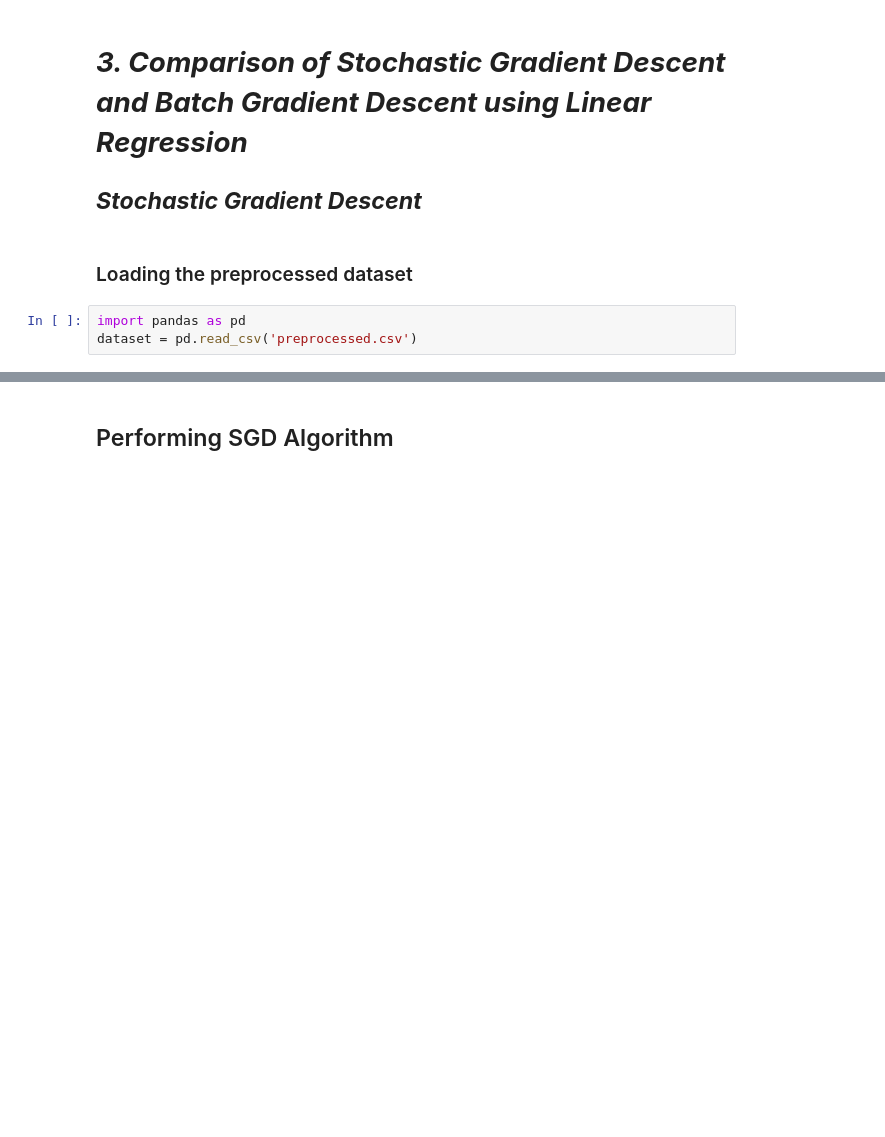
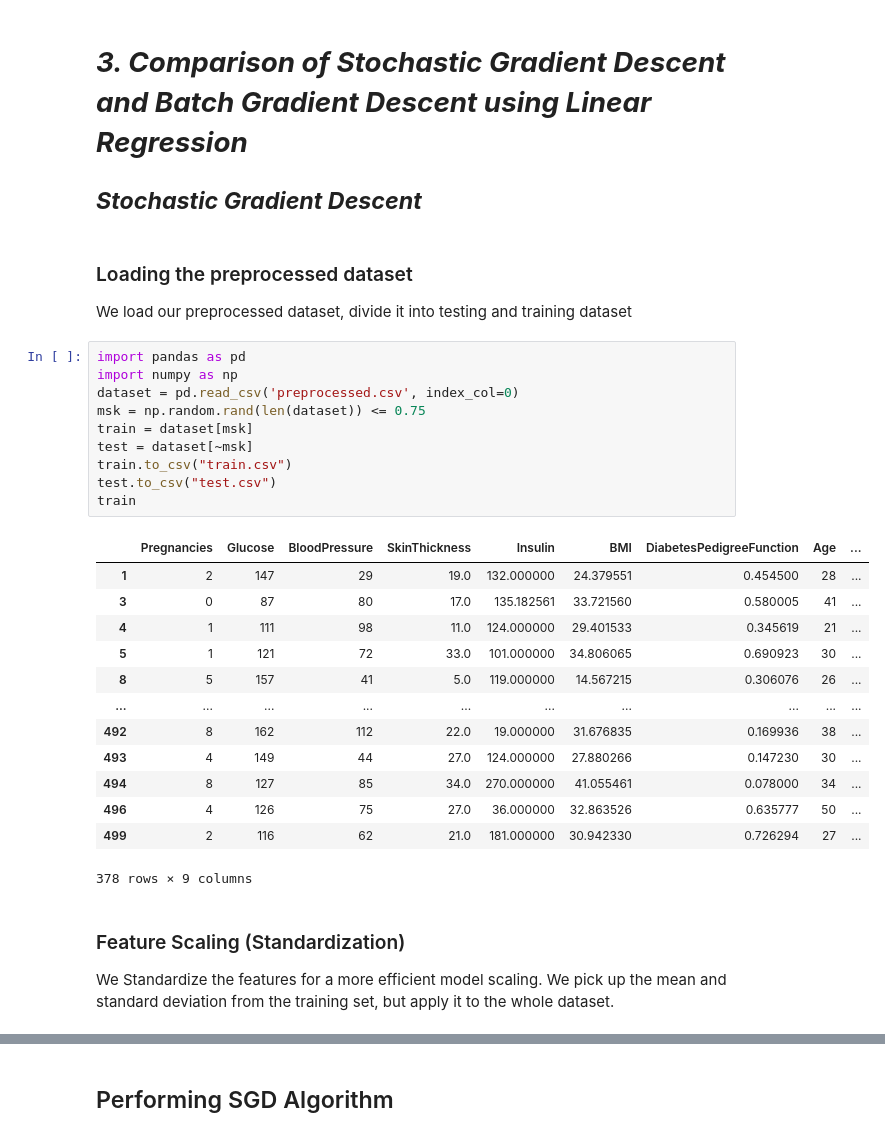
Before and after one commit to Neo-Panther/ML-Project-Predicting-Diabetes, a Jupyter notebook: Template.ipynb, the cells around one changed output, grey strips where cells are left out. Drawn from its saved outputs; the diff is of its cells as text; blank space fills up the shorter version.

```diff
--- a/Template.ipynb
+++ b/Template.ipynb
@@ -229,6 +264,32 @@ draw_boxplot()
 ## **_Stochastic Gradient Descent_**
 # %% [markdown]
 ### Loading the preprocessed dataset
+We load our preprocessed dataset, divide it into testing and training dataset
-# %%
-import pandas as pd
-dataset = pd.read_csv('preprocessed.csv')
+# %%
+import pandas as pd
+import numpy as np
+dataset = pd.read_csv('preprocessed.csv', index_col=0)
+msk = np.random.rand(len(dataset)) <= 0.75
+train = dataset[msk]
+test = dataset[~msk]
+train.to_csv("train.csv")
+test.to_csv("test.csv")
+train
+# %% [output]
+|  | Pregnancies | Glucose | BloodPressure | SkinThickness | Insulin | BMI | DiabetesPedigreeFunction | Age | ... |
+| 1 | 2 | 147 | 29 | 19.0 | 132.000000 | 24.379551 | 0.454500 | 28 | ... |
+| 3 | 0 | 87 | 80 | 17.0 | 135.182561 | 33.721560 | 0.580005 | 41 | ... |
+| 4 | 1 | 111 | 98 | 11.0 | 124.000000 | 29.401533 | 0.345619 | 21 | ... |
+| 5 | 1 | 121 | 72 | 33.0 | 101.000000 | 34.806065 | 0.690923 | 30 | ... |
+| 8 | 5 | 157 | 41 | 5.0 | 119.000000 | 14.567215 | 0.306076 | 26 | ... |
+| ... | ... | ... | ... | ... | ... | ... | ... | ... | ... |
+| 492 | 8 | 162 | 112 | 22.0 | 19.000000 | 31.676835 | 0.169936 | 38 | ... |
+| 493 | 4 | 149 | 44 | 27.0 | 124.000000 | 27.880266 | 0.147230 | 30 | ... |
+| 494 | 8 | 127 | 85 | 34.0 | 270.000000 | 41.055461 | 0.078000 | 34 | ... |
+| 496 | 4 | 126 | 75 | 27.0 | 36.000000 | 32.863526 | 0.635777 | 50 | ... |
+| 499 | 2 | 116 | 62 | 21.0 | 181.000000 | 30.942330 | 0.726294 | 27 | ... |
+378 rows × 9 columns
+# %% [markdown]
+### Feature Scaling (Standardization)
+
+We Standardize the features for a more efficient model scaling. We pick up the mean and standard deviation from the training set, but apply it to the whole dataset.
```
Also changed, not shown: parts of 16 cells of this notebook, 3 other files.
